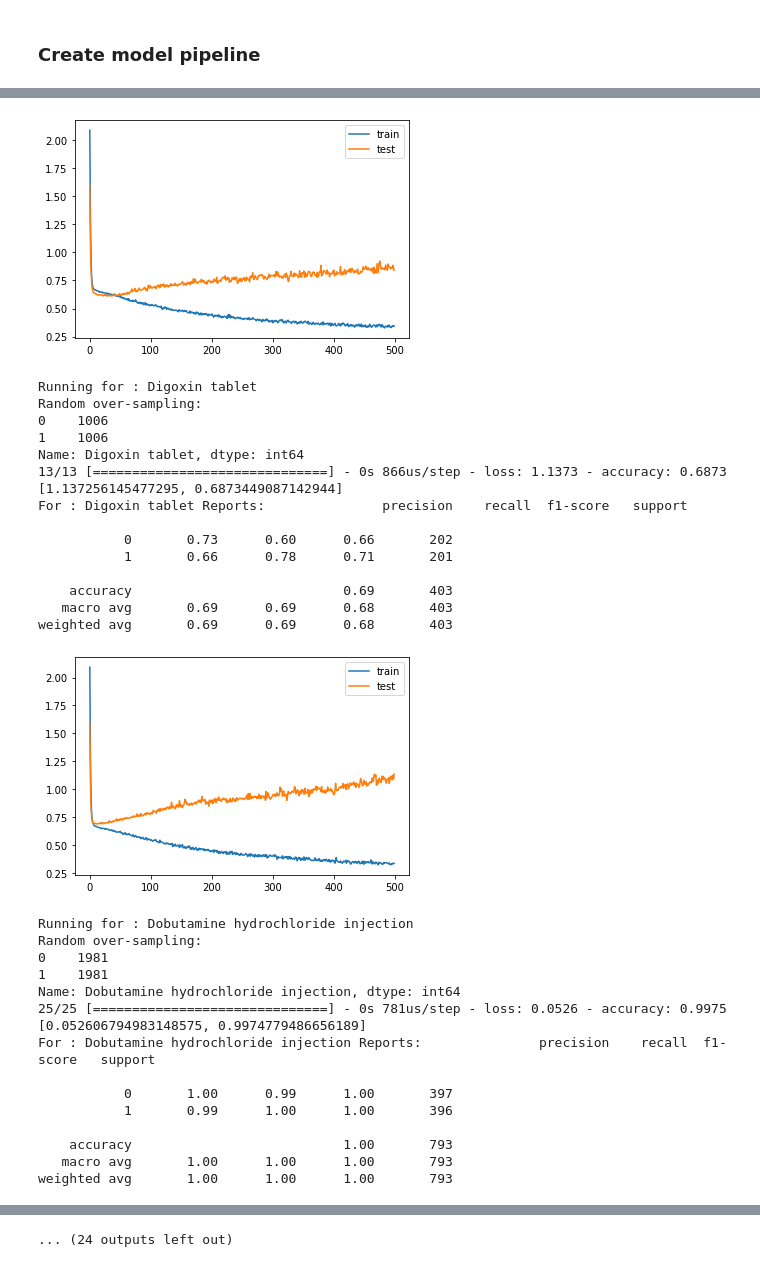
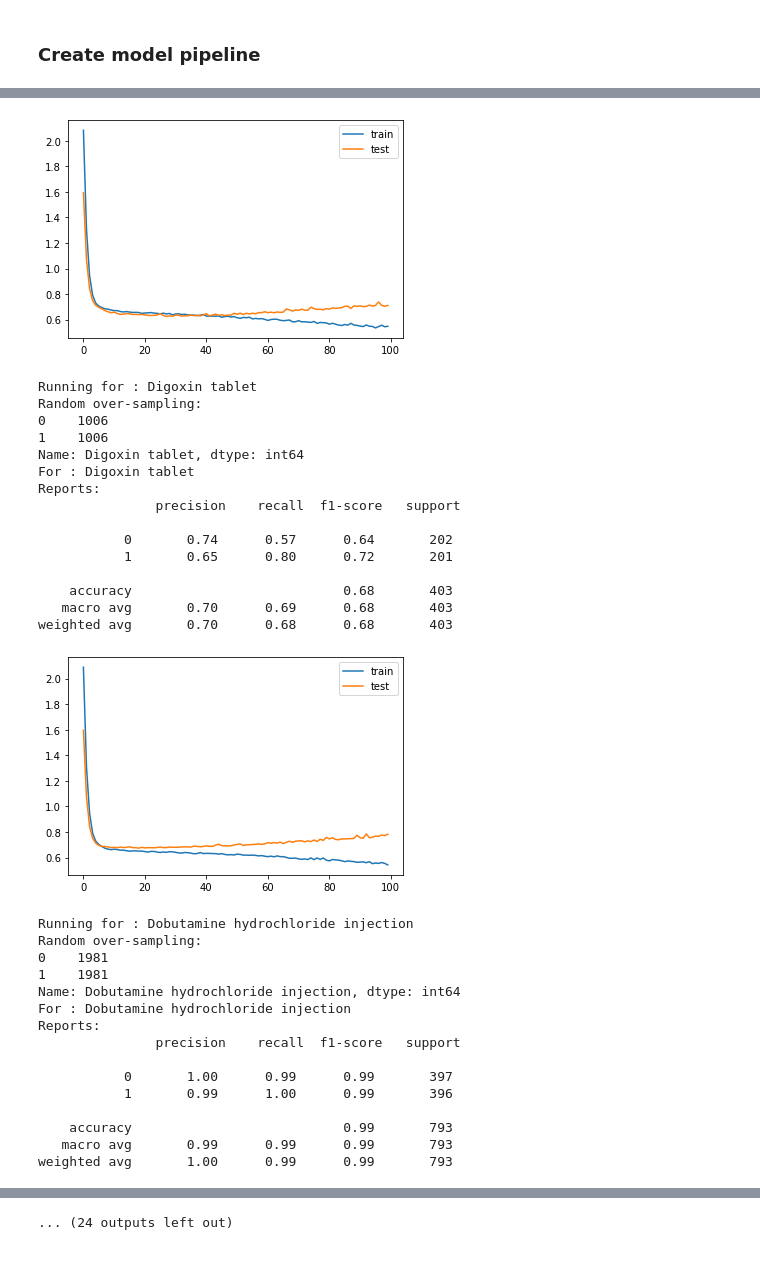
Before and after one commit to Vikram-Shenoy/Computational-Models, a Jupyter notebook: Z_Current/Model_Pipeline3.ipynb, the cells around one changed output, grey strips where cells are left out. Cells and saved outputs as stored; diff of their text form; code cells hidden in the pictures.

```diff
--- a/Z_Current/Model_Pipeline3.ipynb
+++ b/Z_Current/Model_Pipeline3.ipynb
@@ -114,7 +114,7 @@ def model(drug, trainer):
 
     history = reg_model.fit(X_train, y_train,
                                 validation_data=(X_test, y_test),
-                                epochs=500, verbose=0)
+                                epochs=100, verbose=0)
 
     # print(reg_model.evaluate(X_test, y_test))
 
@@ -131,12 +131,16 @@ def report_plot(drug, report, hst):
     plt.legend()
     plt.show()
 # %%
-# for drug_name in df.columns:
-#     print("Running for :",drug_name)
-#     trainer = pd.concat([PCA_df, df[drug_name]], axis = 1)
-#     metrics = model(drug = drug_name, trainer = trainer)
-#     report, hst = metrics[0], metrics[1]
-#     report_plot(drug_name,report,hst)
+for drug_name in df.columns:
+    os.environ['PYTHONHASHSEED']=str(1234)
+    tf.random.set_seed(1234)
+    np.random.seed(1234)
+    random.seed(1234)
+    print("Running for :",drug_name)
+    trainer = pd.concat([PCA_df, df[drug_name]], axis = 1)
+    metrics = model(drug = drug_name, trainer = trainer)
+    report, hst = metrics[0], metrics[1]
+    report_plot(drug_name,report,hst)
 # %% [output]
 Running for : Atorvastatin calcium tablet
 Random over-sampling:
@@ -188,32 +192,32 @@ weighted avg       0.76      0.76      0.76       406
-[figure, old version]
+[figure, new version]
 Running for : Digoxin tablet
 Random over-sampling:
 0    1006
 1    1006
 Name: Digoxin tablet, dtype: int64
-13/13 [==============================] - 0s 866us/step - loss: 1.1373 - accuracy: 0.6873
-[1.137256145477295, 0.6873449087142944]
-For : Digoxin tablet Reports:               precision    recall  f1-score   support
+For : Digoxin tablet
+Reports:
+               precision    recall  f1-score   support
 
-           0       0.73      0.60      0.66       202
-           1       0.66      0.78      0.71       201
+           0       0.74      0.57      0.64       202
+           1       0.65      0.80      0.72       201
 
-    accuracy                           0.69       403
-   macro avg       0.69      0.69      0.68       403
-weighted avg       0.69      0.69      0.68       403
+    accuracy                           0.68       403
+   macro avg       0.70      0.69      0.68       403
+weighted avg       0.70      0.68      0.68       403
-[figure, old version]
+[figure, new version]
 Running for : Dobutamine hydrochloride injection
 Random over-sampling:
 0    1981
 1    1981
 Name: Dobutamine hydrochloride injection, dtype: int64
-25/25 [==============================] - 0s 781us/step - loss: 0.0526 - accuracy: 0.9975
-[0.052606794983148575, 0.9974779486656189]
-For : Dobutamine hydrochloride injection Reports:               precision    recall  f1-score   support
+For : Dobutamine hydrochloride injection
+Reports:
+               precision    recall  f1-score   support
 
-           0       1.00      0.99      1.00       397
-           1       0.99      1.00      1.00       396
+           0       1.00      0.99      0.99       397
+           1       0.99      1.00      0.99       396
 
-    accuracy                           1.00       793
-   macro avg       1.00      1.00      1.00       793
-weighted avg       1.00      1.00      1.00       793
+    accuracy                           0.99       793
+   macro avg       0.99      0.99      0.99       793
+weighted avg       1.00      0.99      0.99       793
```
Also changed, not shown: parts of 1 cell of this notebook, 1 other file.
